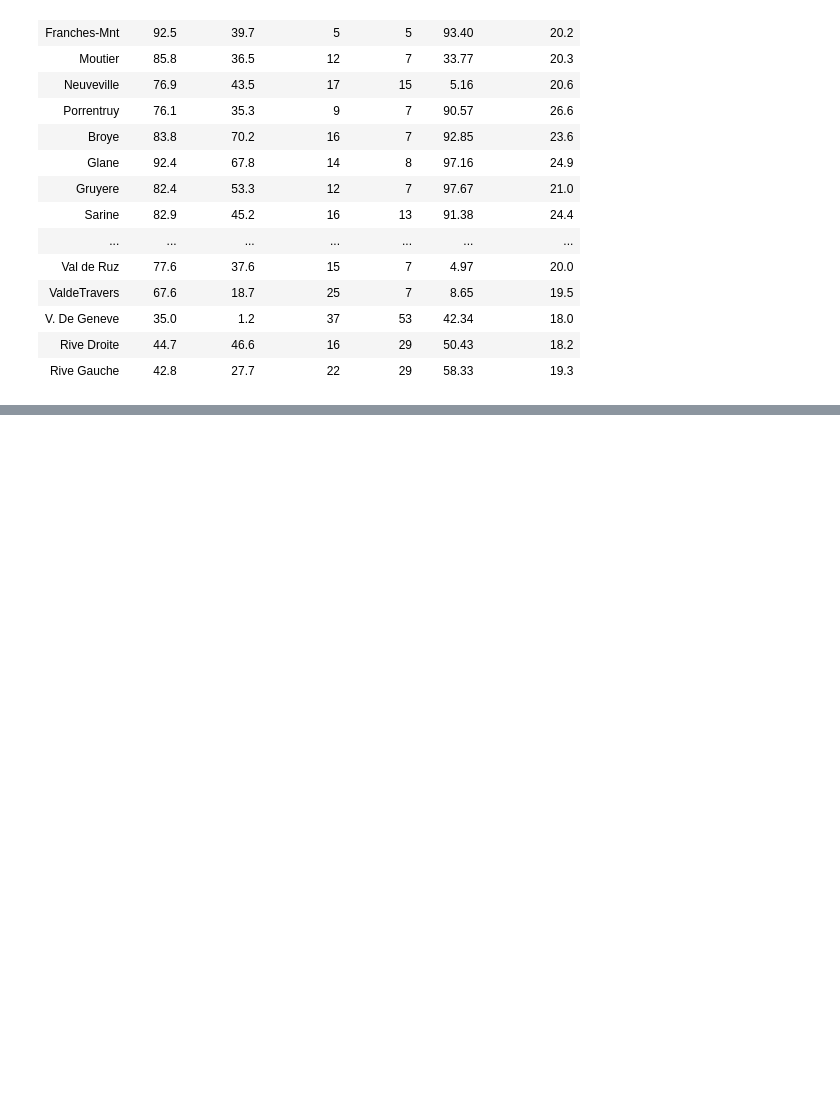
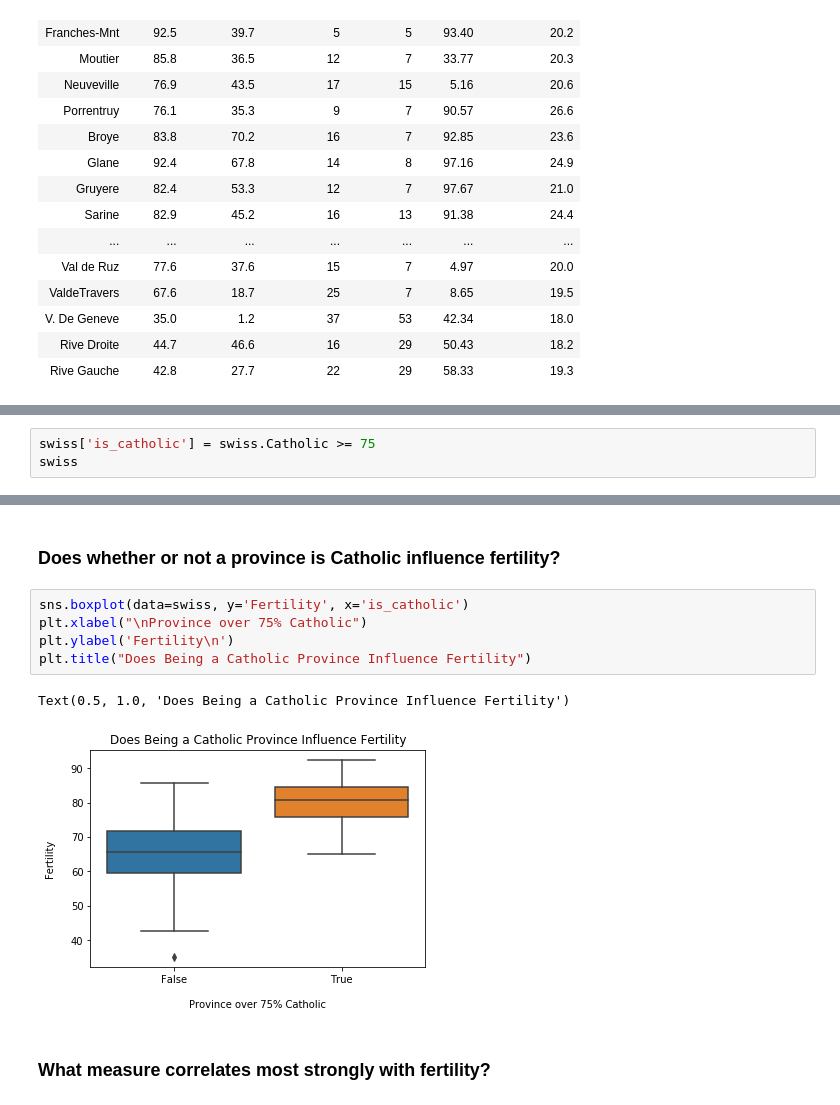
Before and after one commit to RyanMcCall/python-exercises, a Jupyter notebook: 4.8.5_seaborn_exercises.ipynb, the cells around one changed output, grey strips where cells are left out. Drawn from its saved outputs; the diff is of its cells as text; blank space fills up the shorter version.

```diff
--- a/4.8.5_seaborn_exercises.ipynb
+++ b/4.8.5_seaborn_exercises.ipynb
@@ -166,0 +191,3 @@ swiss
+# %%
+swiss['is_catholic'] = swiss.Catholic >= 75
+swiss
@@ -166,0 +212,12 @@ swiss
+# %% [markdown]
+### Does whether or not a province is Catholic influence fertility?
+# %%
+sns.boxplot(data=swiss, y='Fertility', x='is_catholic')
+plt.xlabel("\nProvince over 75% Catholic")
+plt.ylabel('Fertility\n')
+plt.title("Does Being a Catholic Province Influence Fertility")
+# %% [output]
+Text(0.5, 1.0, 'Does Being a Catholic Province Influence Fertility')
+[figure, added]
+# %% [markdown]
+### What measure correlates most strongly with fertility?
```
Also changed, not shown: parts of 5 cells of this notebook.
